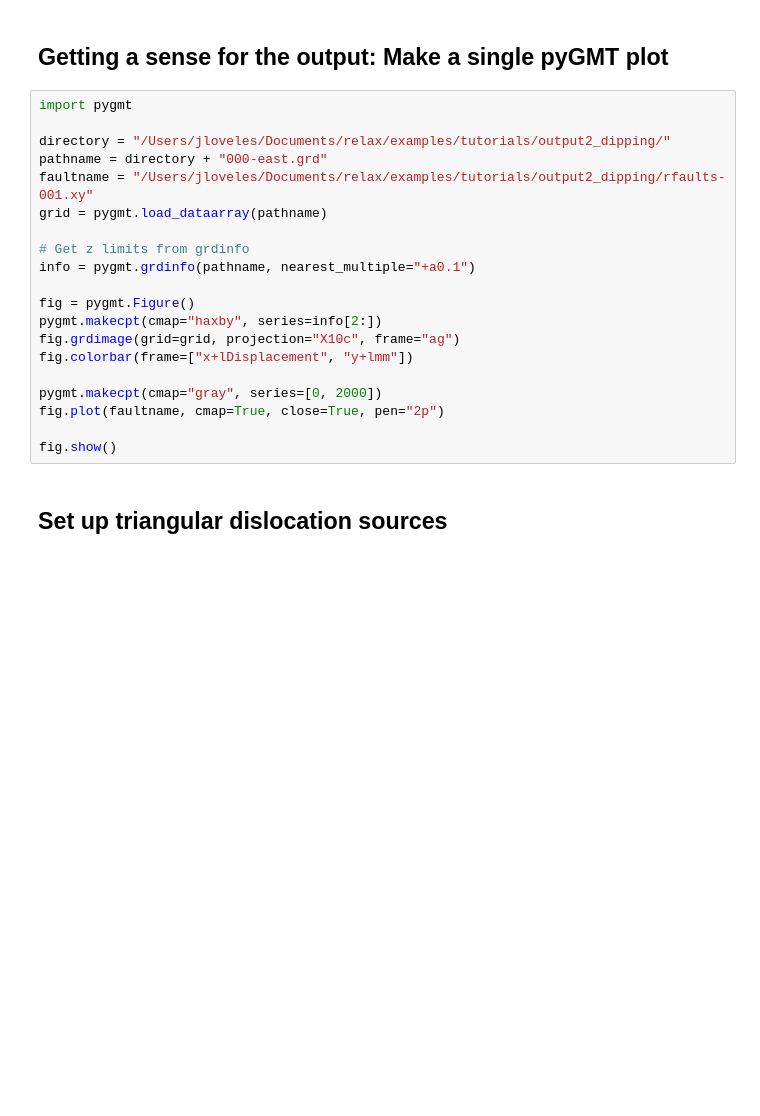
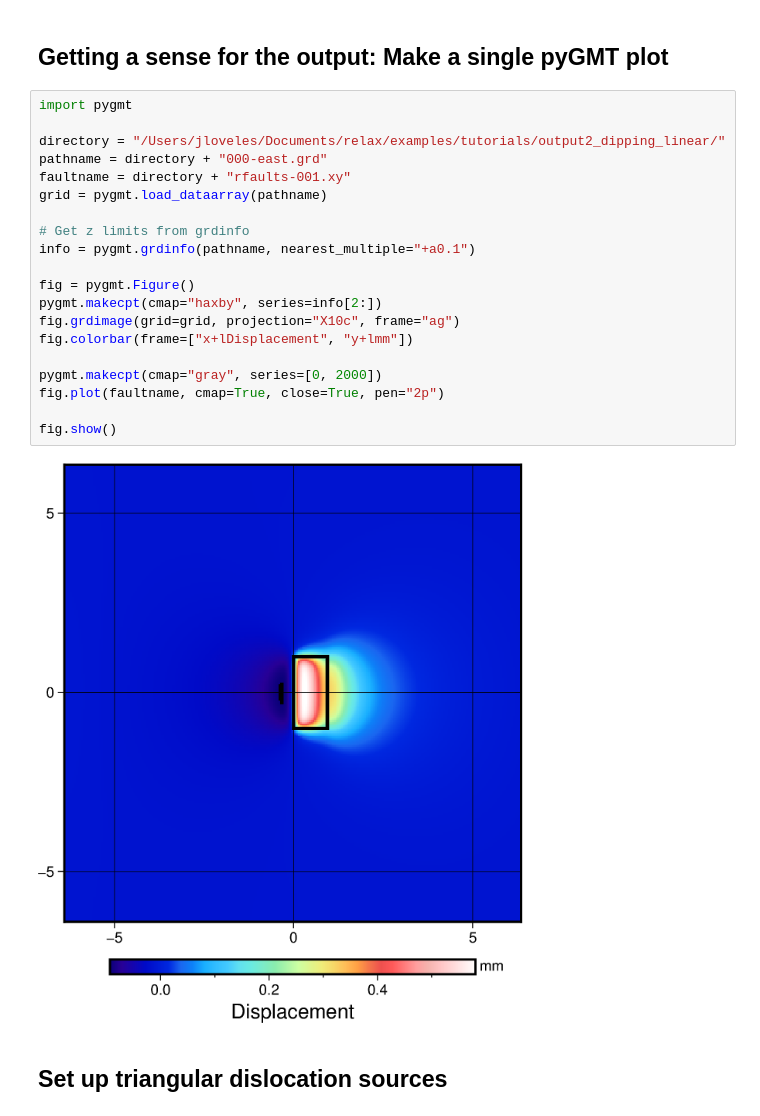
Before and after one commit to jploveless/relax_disloc, a Jupyter notebook: relax_disloc_inter.ipynb, the cells around one changed output. Saved outputs shown, nothing was run; the diff lists cells and outputs as text; blank space fills up the shorter version.

```diff
--- a/relax_disloc_inter.ipynb
+++ b/relax_disloc_inter.ipynb
@@ -5,23 +5,25 @@
 # %%
 import pygmt
 
-directory = "/Users/jloveles/Documents/relax/examples/tutorials/output2_dipping/"
+directory = "/Users/jloveles/Documents/relax/examples/tutorials/output2_dipping_linear/"
 pathname = directory + "000-east.grd"
-faultname = "/Users/jloveles/Documents/relax/examples/tutorials/output2_dipping/rfaults-001.xy"
+faultname = directory + "rfaults-001.xy"
 grid = pygmt.load_dataarray(pathname)
 
 # Get z limits from grdinfo
 info = pygmt.grdinfo(pathname, nearest_multiple="+a0.1")
 
 fig = pygmt.Figure()
 pygmt.makecpt(cmap="haxby", series=info[2:])
 fig.grdimage(grid=grid, projection="X10c", frame="ag")
 fig.colorbar(frame=["x+lDisplacement", "y+lmm"])
 
 pygmt.makecpt(cmap="gray", series=[0, 2000])
 fig.plot(faultname, cmap=True, close=True, pen="2p")
 
 fig.show()
+# %% [output]
+[figure, added]
 # %% [markdown]
 ## Set up triangular dislocation sources
 # %%
```
Also changed, not shown: parts of 6 cells of this notebook, 2 other files.
